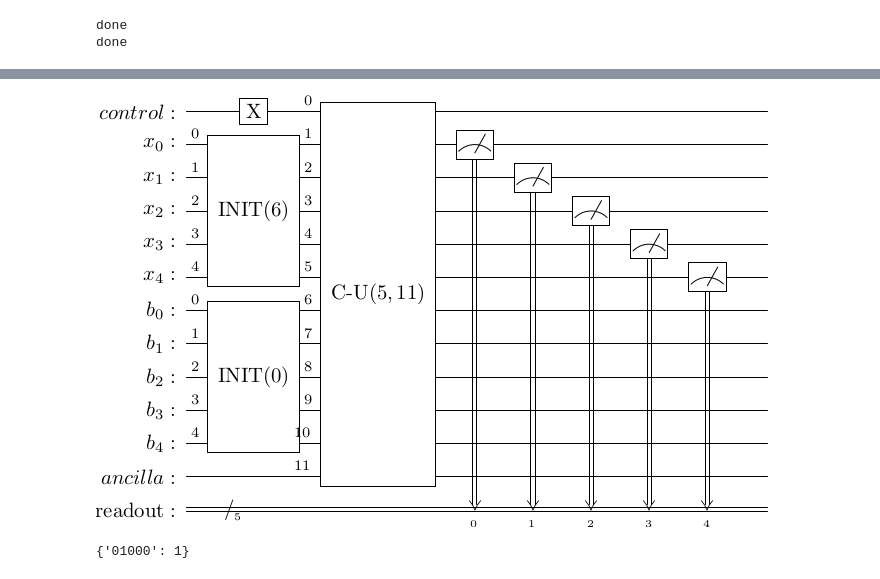
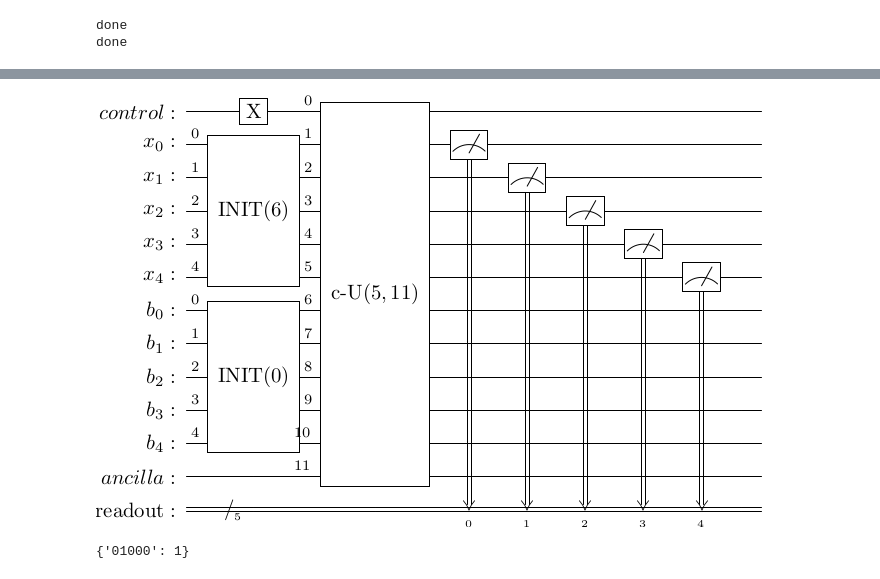
Before and after one commit to Treks2448/shors-algorithm, a Jupyter notebook: controlled-u-gate.ipynb, the cells around one changed output, grey strips where cells are left out. Cells and saved outputs as stored; diff of their text form; code cells hidden in the pictures.

Commit message:
adjusted controlled-u gate to work with changes in modular adder gate

```diff
--- a/controlled-u-gate.ipynb
+++ b/controlled-u-gate.ipynb
@@ -33,7 +33,7 @@ from qiskit import QuantumCircuit, ClassicalRegister, QuantumRegister
 from qiskit.circuit.library import QFT
 from math import log, ceil, floor, pi
 
-def c_U(a, N, x, n_b_qubits):
+def c_U(a, N, n_b_qubits):
     cU_circ = QuantumCircuit(
         QuantumRegister(1, name="control"),
         QuantumRegister(n_b_qubits, name="x"),
@@ -41,21 +41,20 @@ def c_U(a, N, x, n_b_qubits):
         QuantumRegister(1, name="ancilla")
     )
     cU_circ.append(
-        c_mod_mul(a, N, x, n_b_qubits).to_gate(label=f"CMUL({a})MOD({N})"),
+        c_mod_mul(a, N, n_b_qubits).to_gate(label=f"CMUL({a})MOD({N})"),
         range(1 + n_b_qubits + n_b_qubits + 1)
     )
-    c_swap = QuantumCircuit(
-        QuantumRegister(n_b_qubits, name="reg1"),
-        QuantumRegister(n_b_qubits, name="reg2")
-    )
-    for i in range(n_x_qubits):
-        c_swap.swap(i+1, n_b_qubits + i+1)
+    reg1 = QuantumRegister(n_b_qubits, name="reg1")
+    reg2 = QuantumRegister(n_b_qubits, name="reg2")
+    c_swap = QuantumCircuit(reg1, reg2)
+    for i in range(n_b_qubits):
+        c_swap.swap(reg1[i], reg2[i])
     cU_circ.append(c_swap.to_gate(label="C-SWAP").control(1), range(1 + 2 * n_b_qubits))
     a_inv = linear_comb_gcd(N, a)[2]
     if (a_inv < 0):
         a_inv = -a_inv
     cU_circ.append(
-        c_mod_mul(a_inv, N, x, n_b_qubits).inverse().to_gate(label=f"CMUL({a_inv})MOD({N})"),
+        c_mod_mul(a_inv, N, n_b_qubits).inverse().to_gate(label=f"CMUL({a_inv})MOD({N})"),
         range(1 + n_b_qubits + n_b_qubits + 1)
     )
     return cU_circ
@@ -76,35 +75,35 @@ a = 5
 x = 6
 b = 0
 N = 11
 n_req = floor(log(N, 2)) + 1
 n_qubits = n_req + 1
 n_b_qubits = n_qubits
 
 test_circ = QuantumCircuit(
     QuantumRegister(1, name="control"),
     QuantumRegister(n_b_qubits, name="x"),
     QuantumRegister(n_b_qubits, name="b"),
     QuantumRegister(1, name="ancilla"),
     ClassicalRegister(n_b_qubits, name="readout")
 )
 test_circ.x(0)
 test_circ.append(
     init_x_circuit(x, n_b_qubits, msb_top=False).to_gate(label=f"INIT({x})"),
     [i + 1 for i in range(n_b_qubits)]
 )
 test_circ.append(
     init_x_circuit(b, n_b_qubits, msb_top=False).to_gate(label=f"INIT({b})"),
     [i + 1 + n_b_qubits for i in range(n_b_qubits)]
 )
 test_circ.append(
-    c_U(a, N, x, n_b_qubits).to_gate(label=f"C-U({a},{N})"),
+    c_U(a, N, n_b_qubits).to_gate(label=f"c-U({a},{N})"),
     range(1 + n_b_qubits + n_b_qubits + 1)
 )
 measure_qubits = []
 test_circ.measure(range(1, 1 + n_b_qubits), range(0, n_b_qubits))
 test_circ.draw("latex")
 # %% [output]
-[figure, old version]
+[figure, new version]
 # %%
 from qiskit.providers.aer import QasmSimulator
 from qiskit import transpile
```
Also changed, not shown: parts of 2 cells of this notebook.
